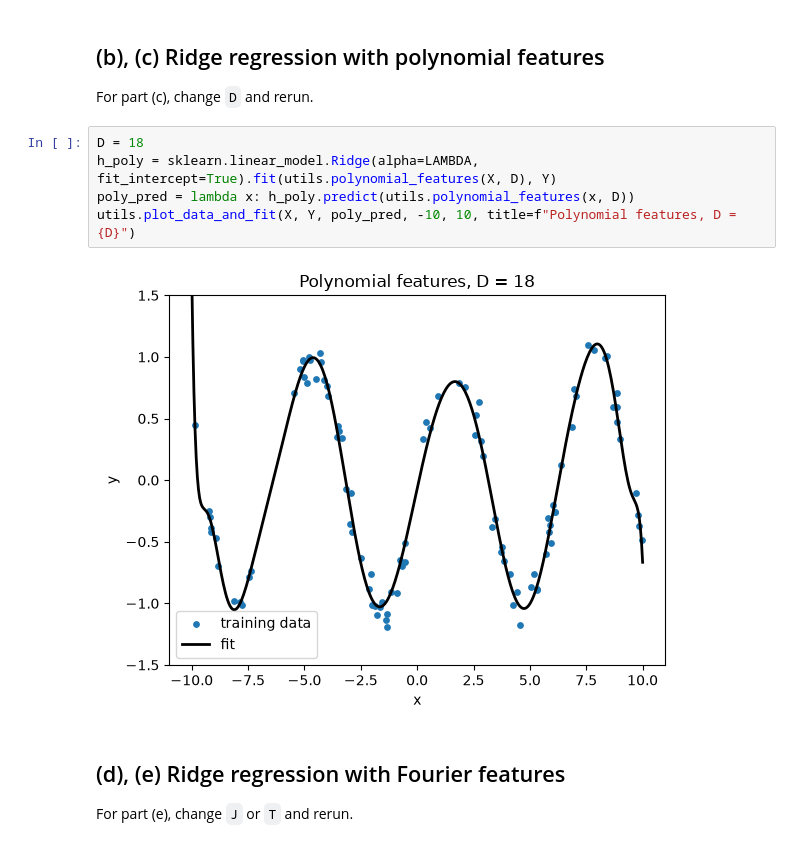
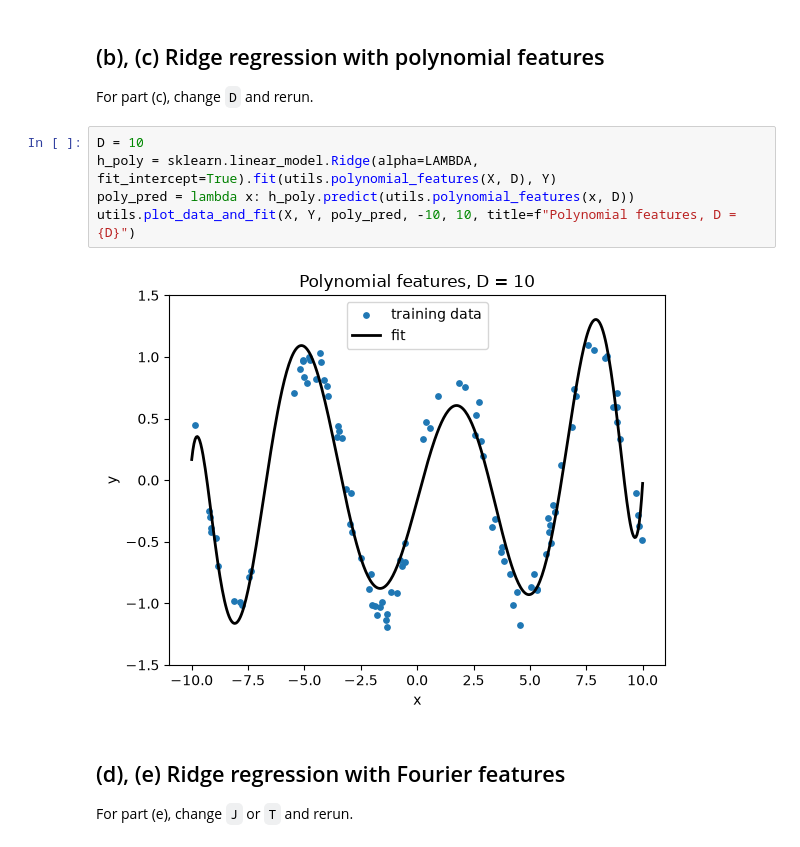
Before and after one commit to gauss1033/7900_hw2, a Jupyter notebook: Q4.ipynb, the cells around one changed output. Drawn from its saved outputs; the diff is of its cells as text.

```diff
--- a/Q4.ipynb
+++ b/Q4.ipynb
@@ -32,12 +32,12 @@ utils.plot_data_and_fit(X, Y, h_lin.predict, -10, 10, title="Ordinary least squa
 
 For part (c), change `D` and rerun.
 # %%
-D = 18
+D = 10
 h_poly = sklearn.linear_model.Ridge(alpha=LAMBDA, fit_intercept=True).fit(utils.polynomial_features(X, D), Y)
 poly_pred = lambda x: h_poly.predict(utils.polynomial_features(x, D))
 utils.plot_data_and_fit(X, Y, poly_pred, -10, 10, title=f"Polynomial features, D = {D}")
 # %% [output]
-[figure, old version]
+[figure, new version]
 # %% [markdown]
 ## (d), (e) Ridge regression with Fourier features
 
```
Also changed, not shown: parts of 1 cell of this notebook.
